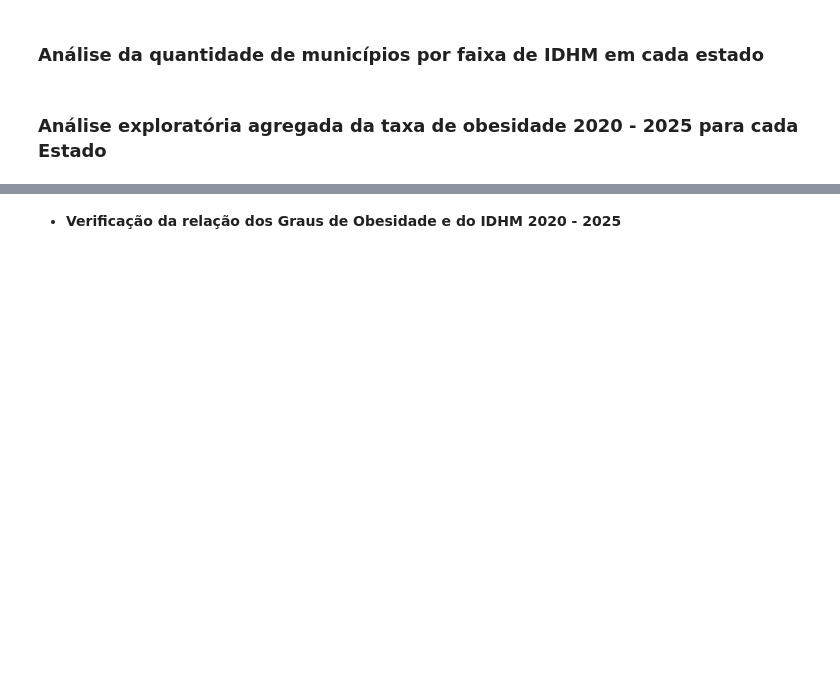
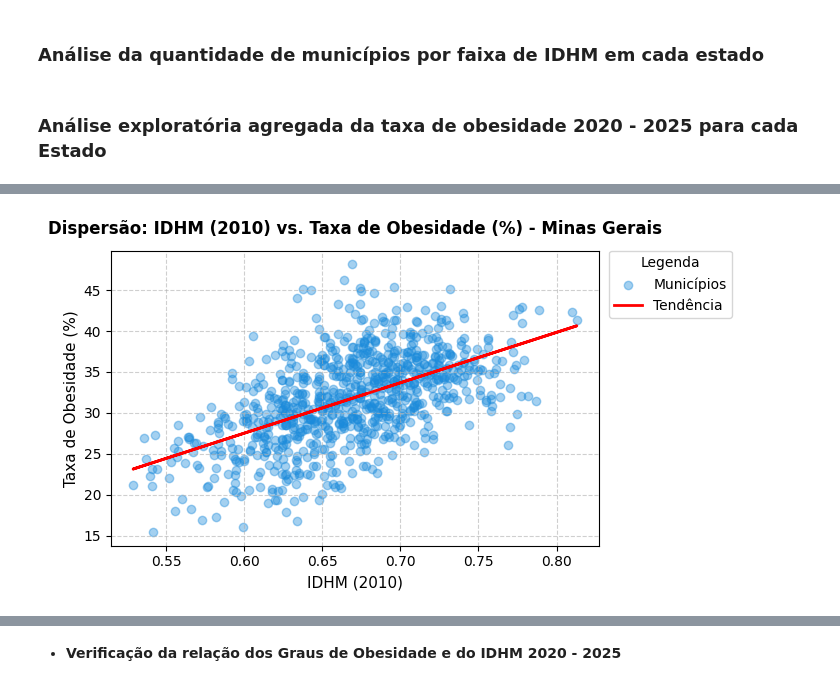
Before and after one commit to CrisEngComp/analise_obesidade_sudeste_brasileiro, a Jupyter notebook: analise_obesidade_funcoes.ipynb, the cells around one changed output, grey strips where cells are left out. Saved outputs shown, nothing was run; the diff lists cells and outputs as text; code cells hidden in the pictures; blank space fills up the shorter version.

```diff
--- a/analise_obesidade_funcoes.ipynb
+++ b/analise_obesidade_funcoes.ipynb
@@ -191,3 +211,41 @@ def comparar_idhm (df):
+# %%
+def grafico_IDHM_Obesidade(df, uf):
+
+    df_municipio = (df.groupby(['municipio_norm', 'idhm_2010'])['obesidade_total_%'].mean().reset_index())
+
+    # Seleção e remoção de valores nulos das colunas
+    df_valido = df_municipio[['idhm_2010', 'obesidade_total_%']].dropna()
+
+    x = df_valido['idhm_2010']
+    y = df_valido['obesidade_total_%']
+
+    #  Cálculo da linha de tendência
+    m, b = np.polyfit(x, y, 1)
+
+    # Construção do gráfico com Matplotlib
+    plt.figure(figsize=(7, 4))
+
+    # Ponto de dispersão
+    plt.scatter(x, y, alpha=0.4, color="#1b8bdb", label='Municípios')
+
+    # Linha de tendência
+    plt.plot(x, m * x + b, color='red', linewidth=2, label=f'Tendência')
+
+    # Plotagem do gráfico
+    plt.title(f'Dispersão: IDHM (2010) vs. Taxa de Obesidade (%) - {uf}', fontsize=12, fontweight='bold', pad=12)
+    plt.xlabel('IDHM (2010)', fontsize=11)
+    plt.ylabel('Taxa de Obesidade (%)', fontsize=11)
+    plt.grid(True, linestyle='--', alpha=0.6)
+
+    plt.legend(
+        title='Legenda',
+        bbox_to_anchor=(1.02, 1),
+        loc='upper left',
+        borderaxespad=0,
+    )
+
+    plt.tight_layout()
+    plt.show()
 # %% [markdown]
 ## **Coleta e preparação dos dados para Análise**
 # %% [markdown]
@@ -448,0 +499,4 @@ plt.show()
+# %%
+grafico_IDHM_Obesidade(df_consolidado_mg, 'Minas Gerais')
+# %% [output]
+[figure, added]
```
Also changed, not shown: parts of 22 cells of this notebook.
